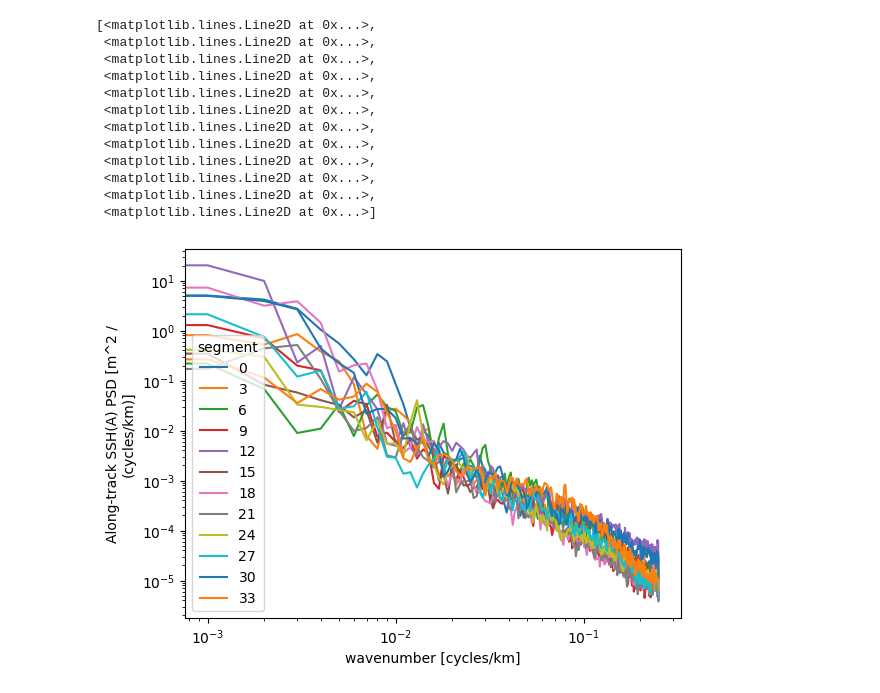
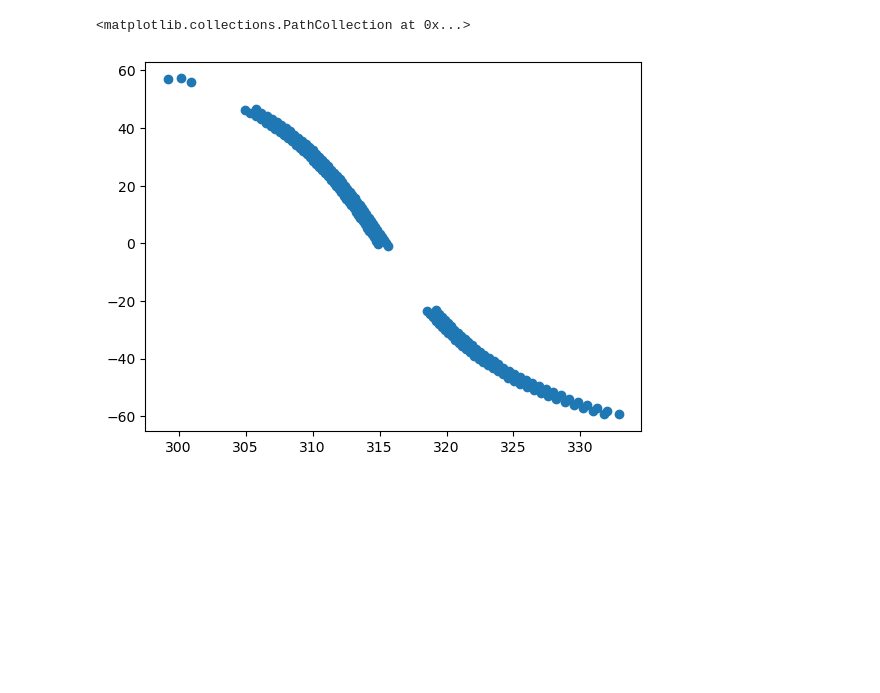
Before and after one commit to zcasparco/SWOT_UHH, a Jupyter notebook: dev/debugging_compute_sepctra_unsmoothed.ipynb, the cells around one changed output. Drawn from its saved outputs; the diff is of its cells as text; code cells hidden in the pictures; blank space fills up the shorter version.

```diff
--- a/dev/debugging_compute_sepctra_unsmoothed.ipynb
+++ b/dev/debugging_compute_sepctra_unsmoothed.ipynb
@@ -121,21 +121,8 @@ Segment dataset (unsmoothed): Frozen({'segment': 36, 'wavenumber': 2098})
-# %%
-ds_segments_expert.psd[::3].plot(hue='segment',xscale='log',yscale='log')
-# %% [output]
-[<matplotlib.lines.Line2D at 0x...>,
- <matplotlib.lines.Line2D at 0x...>,
- <matplotlib.lines.Line2D at 0x...>,
- <matplotlib.lines.Line2D at 0x...>,
- <matplotlib.lines.Line2D at 0x...>,
- <matplotlib.lines.Line2D at 0x...>,
- <matplotlib.lines.Line2D at 0x...>,
- <matplotlib.lines.Line2D at 0x...>,
- <matplotlib.lines.Line2D at 0x...>,
- <matplotlib.lines.Line2D at 0x...>,
- <matplotlib.lines.Line2D at 0x...>,
- <matplotlib.lines.Line2D at 0x...>]
-[figure, removed]
 # %%
-plt.scatter(ds_segments_expert.lon_mean,ds_segments_unsmoothed.lat_mean)
+plt.scatter(ds_segments_expert.lon_mean,ds_segments_expert.lat_mean)
+# %% [output]
+<matplotlib.collections.PathCollection at 0x...>
+[figure, added]
 # %%
 plt.scatter(ds_segments_unsmoothed.lon_mean,ds_segments_unsmoothed.lat_mean)
 # %% [output]
```
Also changed, not shown: parts of 7 cells of this notebook, 2 other files.
